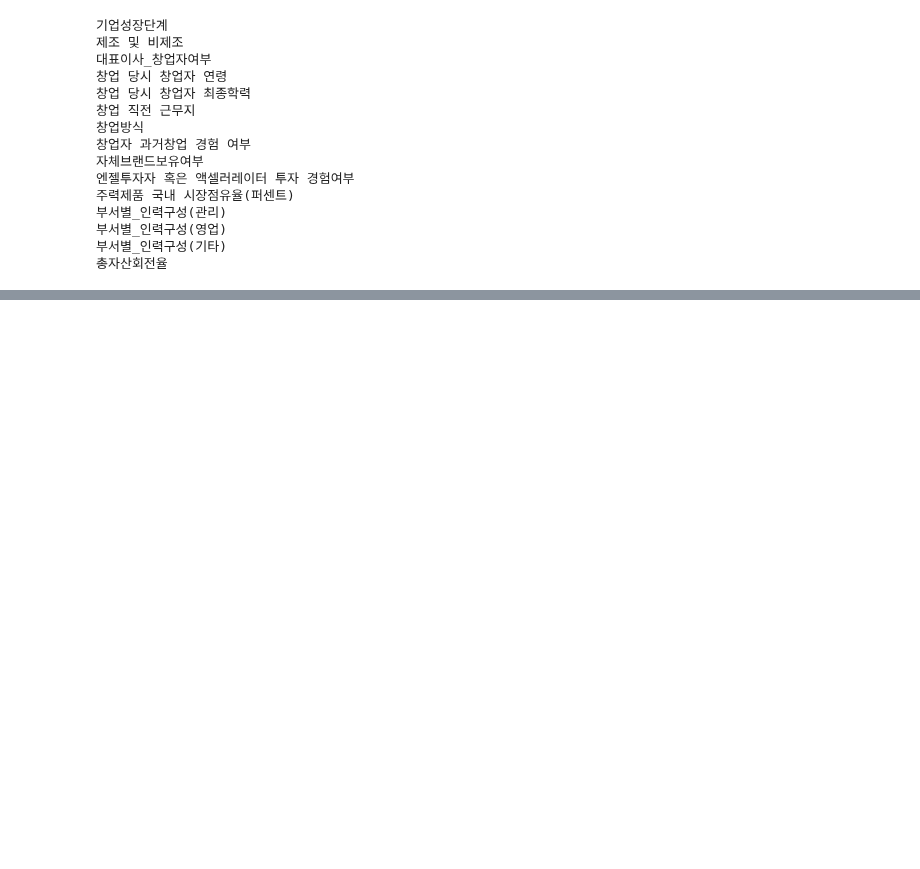
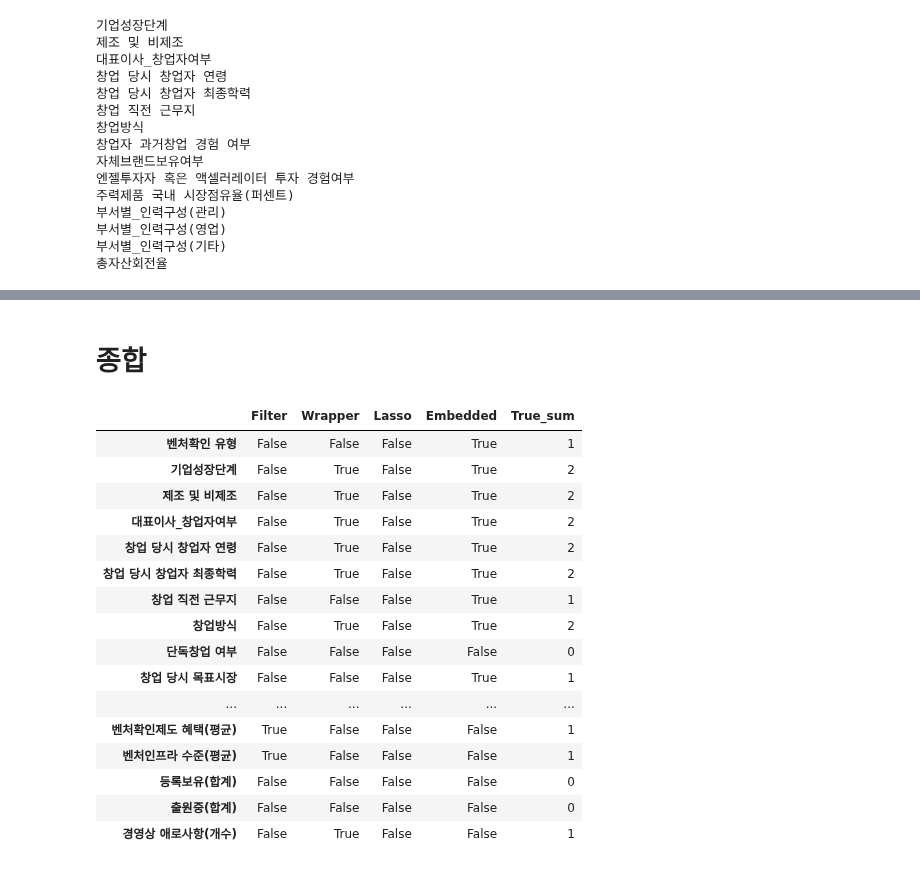
Before and after one commit to shoni0325/Project_1, a Jupyter notebook: code/FeatureSelection.ipynb, the cells around one changed output, grey strips where cells are left out. Saved outputs shown, nothing was run; the diff lists cells and outputs as text; code cells hidden in the pictures; blank space fills up the shorter version.

```diff
--- a/code/FeatureSelection.ipynb
+++ b/code/FeatureSelection.ipynb
@@ -158,3 +149,6 @@ AttributeError: 'str' object has no attribute 'append'
+# %%
+selected_columns = X.columns[selected_features]
+selected_variables = list(selected_columns)
 # %% [markdown]
 > sampled data
 # %%
@@ -224,0 +220,15 @@ wrapper_result['unsampled']  =
+# %%
+from sklearn.linear_model import Lasso
+
+X = us_df.iloc[:,:-1]
+y = us_df['벤처캐피털(투자조합포함) 투자 경험여부']
+
+# Lasso 모델 생성 및 훈련
+lasso = Lasso(alpha=0.5)
+lasso.fit(X, y)
+
+# 계수 재조정 및 DF 생성
+coefficients = lasso.coef_.reshape(1, -1)
+
+coef_df = pd.DataFrame(data=coefficients, columns=X.columns)
+coef_df
@@ -224,0 +239,4 @@ wrapper_result['unsampled']  =
+# %%
+# 0이 아닌 계수를 가진 변수의 컬럼명 추출
+selected_columns = list(X.columns[lasso.coef_ != 0])
+len(selected_columns)
@@ -224,0 +385,3 @@ wrapper_result['unsampled']  =
+# %%
+top_indices = us_df_select['true_sum'].nlargest(15).index.tolist()
+top_indices
@@ -224,0 +531,30 @@ wrapper_result['unsampled']  =
+# %% [markdown]
+# 종합
+# %%
+us_df_total = pd.DataFrame(index=X.columns)
+
+us_df_total['Filter'] = us_df_total.index.isin(a.index)
+us_df_total['Wrapper'] = us_df_total.index.isin(selected_variables)
+us_df_total['Lasso'] = us_df_total.index.isin(selected_columns)
+us_df_total['Embedded'] = us_df_total.index.isin(top_indices)
+
+us_df_total['True_sum'] = us_df_total.sum(axis=1)
+us_df_total
+# %% [output]
+|  | Filter | Wrapper | Lasso | Embedded | True_sum |
+| 벤처확인 유형 | False | False | False | True | 1 |
+| 기업성장단계 | False | True | False | True | 2 |
+| 제조 및 비제조 | False | True | False | True | 2 |
+| 대표이사_창업자여부 | False | True | False | True | 2 |
+| 창업 당시 창업자 연령 | False | True | False | True | 2 |
+| 창업 당시 창업자 최종학력 | False | True | False | True | 2 |
+| 창업 직전 근무지 | False | False | False | True | 1 |
+| 창업방식 | False | True | False | True | 2 |
+| 단독창업 여부 | False | False | False | False | 0 |
+| 창업 당시 목표시장 | False | False | False | True | 1 |
+| ... | ... | ... | ... | ... | ... |
+| 벤처확인제도 혜택(평균) | True | False | False | False | 1 |
+| 벤처인프라 수준(평균) | True | False | False | False | 1 |
+| 등록보유(합계) | False | False | False | False | 0 |
+| 출원중(합계) | False | False | False | False | 0 |
+| 경영상 애로사항(개수) | False | True | False | False | 1 |
```
Also changed, not shown: parts of 26 cells of this notebook.
